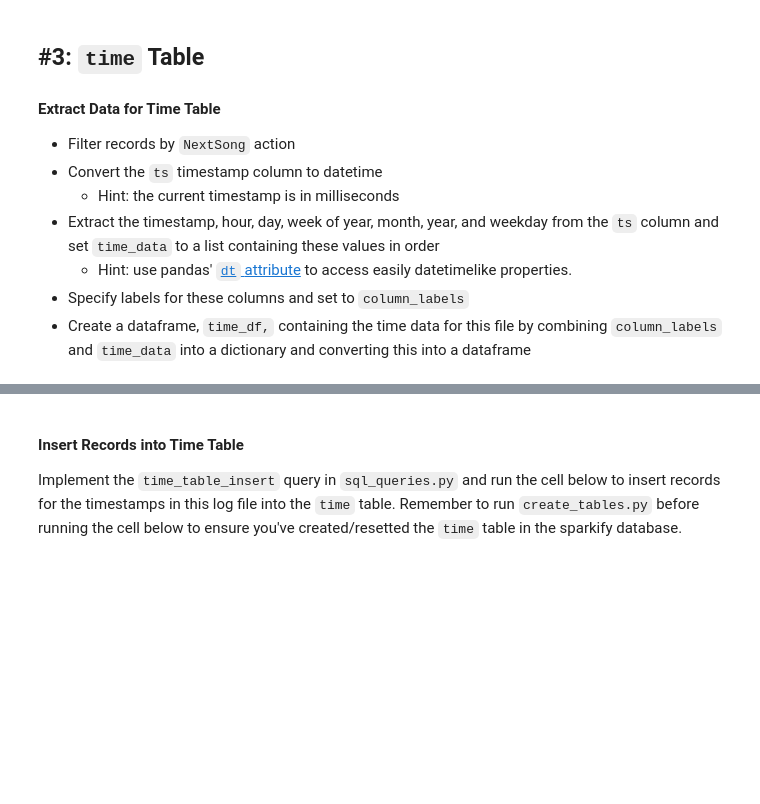
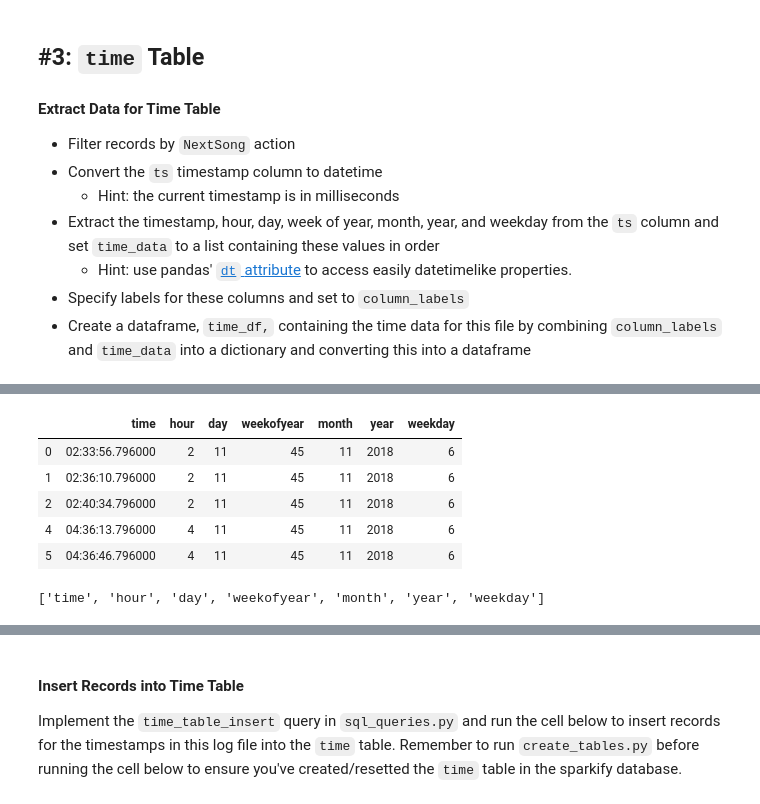
Before and after one commit to jcanque777/ud_data_eng_proj1, a Jupyter notebook: etl.ipynb, the cells around one changed output, grey strips where cells are left out. Cells and saved outputs as stored; diff of their text form; code cells hidden in the pictures; blank space fills up the shorter version.

```diff
--- a/etl.ipynb
+++ b/etl.ipynb
@@ -206,0 +265,25 @@ t.head()
+# %%
+#create an empty dataframe
+time_df_final = pd.DataFrame()
+# %%
+#save all the relevent columns into a list
+cols = [time_df.ts.dt.time, time_df.ts.dt.hour,time_df.ts.dt.day, time_df.ts.dt.weekofyear,time_df.ts.dt.month,time_df.ts.dt.year, time_df.ts.dt.weekday]
+# %%
+#name of columns, must be the same as the order of list of time_data
+df_time_columns = ['time', 'hour', 'day', 'weekofyear', 'month', 'year', 'weekday']
+# %%
+for i in range(len(df_time_columns)):
+    time_df_final[df_time_columns[i]] = cols[i]
+# %%
+time_df_final.head()
+# %% [output]
+|  | time | hour | day | weekofyear | month | year | weekday |
+| 0 | 02:33:56.796000 | 2 | 11 | 45 | 11 | 2018 | 6 |
+| 1 | 02:36:10.796000 | 2 | 11 | 45 | 11 | 2018 | 6 |
+| 2 | 02:40:34.796000 | 2 | 11 | 45 | 11 | 2018 | 6 |
+| 4 | 04:36:13.796000 | 4 | 11 | 45 | 11 | 2018 | 6 |
+| 5 | 04:36:46.796000 | 4 | 11 | 45 | 11 | 2018 | 6 |
+# %%
+df_time_columns
+# %% [output]
+['time', 'hour', 'day', 'weekofyear', 'month', 'year', 'weekday']
```
Also changed, not shown: parts of 57 cells of this notebook.
